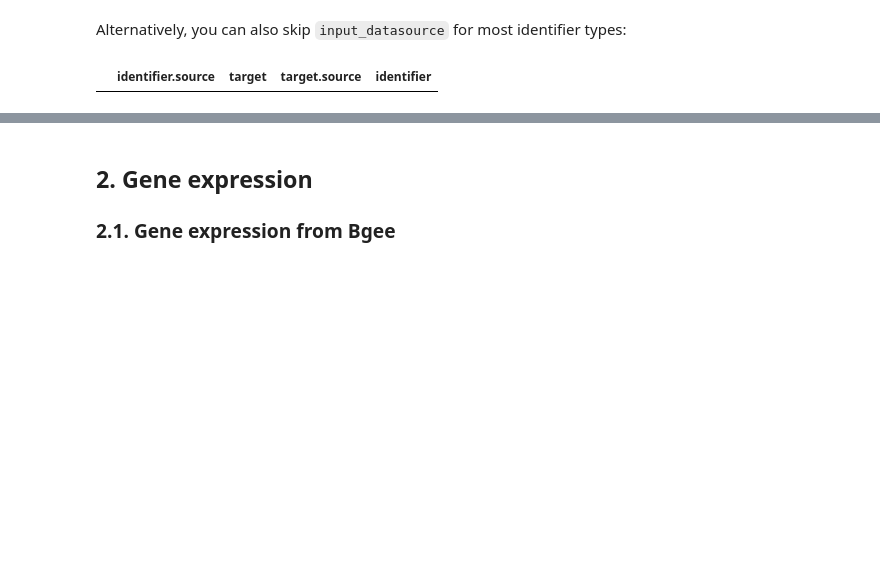
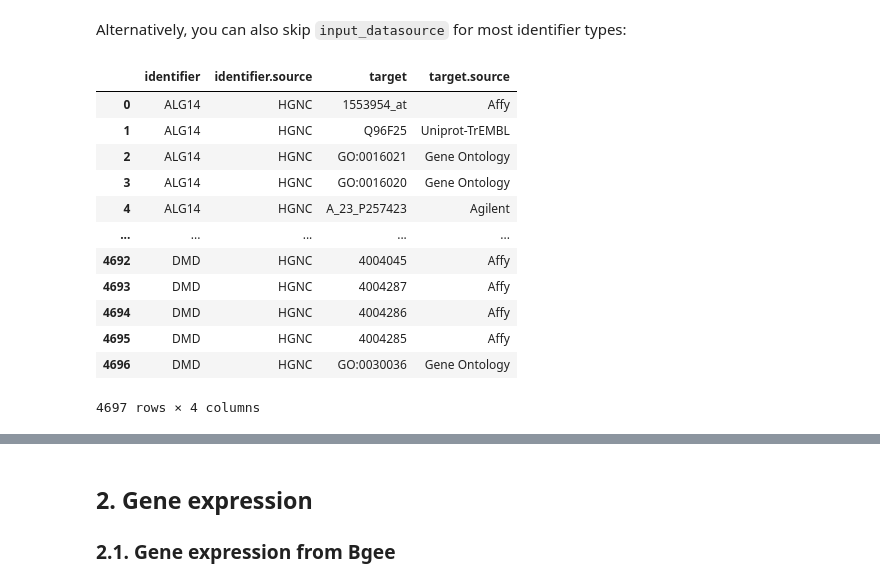
Before and after one commit to BioDataFuse/pyBiodatafuse, a Jupyter notebook: examples/01_gene_to_graph_workflow.ipynb, the cells around one changed output, grey strips where cells are left out. Cells and saved outputs as stored; diff of their text form; code cells hidden in the pictures; blank space fills up the shorter version.

```diff
--- a/examples/01_gene_to_graph_workflow.ipynb
+++ b/examples/01_gene_to_graph_workflow.ipynb
@@ -62,0 +53,41 @@ data_input.head()
+# %%
+genes_of_interest = """AAGRN
+ALG14
+ALG2
+CHAT
+CHD8
+CHRNA1
+CHRNB1
+CHRND
+CHRNE
+CHRNG
+COL13A1
+COLQ
+DOK7
+DPAGT1
+GFPT1
+GMPPB
+LAMA5
+LAMB2
+LRP4
+MUSK
+MYO9A
+PLEC
+PREPL
+PURA
+RAPSN
+RPH3A
+SCN4A
+SLC18A3
+SLC25A1
+SLC5A7
+SNAP25
+SYT2
+TOR1AIP1
+UNC13A
+VAMP1
+DMD"""
+
+gene_list = genes_of_interest.split("\n")
+data_input = pd.DataFrame(gene_list, columns=["identifier"])
+data_input.head()
@@ -90,13 +134,25 @@ Alternatively, you can also skip `input_datasource` for most identifier types:
 # %%
 bridgedb_df_test, bridgedb_metadata_test = id_mapper.bridgedb_xref(
     identifiers=data_input,
     input_species="Human",
-    # input_datasource="HGNC", # Commented out
+    input_datasource="HGNC",
     output_datasource="All",
 )
 bridgedb_df_test
 # %% [output]
-|  | identifier.source | target | target.source | identifier |
+|  | identifier | identifier.source | target | target.source |
+| 0 | ALG14 | HGNC | 1553954_at | Affy |
+| 1 | ALG14 | HGNC | Q96F25 | Uniprot-TrEMBL |
+| 2 | ALG14 | HGNC | GO:0016021 | Gene Ontology |
+| 3 | ALG14 | HGNC | GO:0016020 | Gene Ontology |
+| 4 | ALG14 | HGNC | A_23_P257423 | Agilent |
+| ... | ... | ... | ... | ... |
+| 4692 | DMD | HGNC | 4004045 | Affy |
+| 4693 | DMD | HGNC | 4004287 | Affy |
+| 4694 | DMD | HGNC | 4004286 | Affy |
+| 4695 | DMD | HGNC | 4004285 | Affy |
+| 4696 | DMD | HGNC | GO:0030036 | Gene Ontology |
+4697 rows × 4 columns
 # %%
 print("Number of genes with mapping in BridgeDb:", len(bridgedb_df["identifier"].unique()))
 bridgedb_df.head()
```
Also changed, not shown: parts of 45 cells of this notebook, 32 other files.
